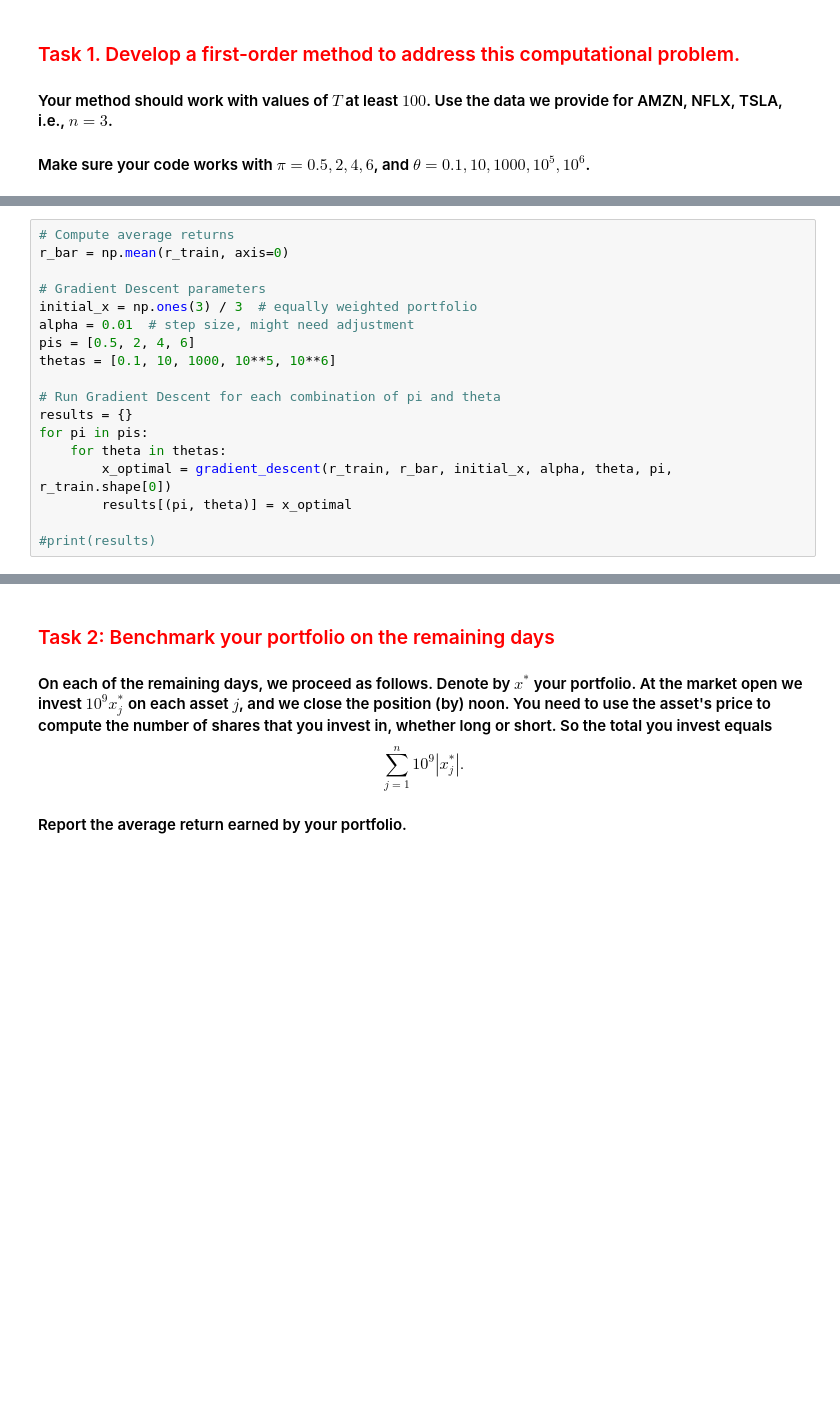
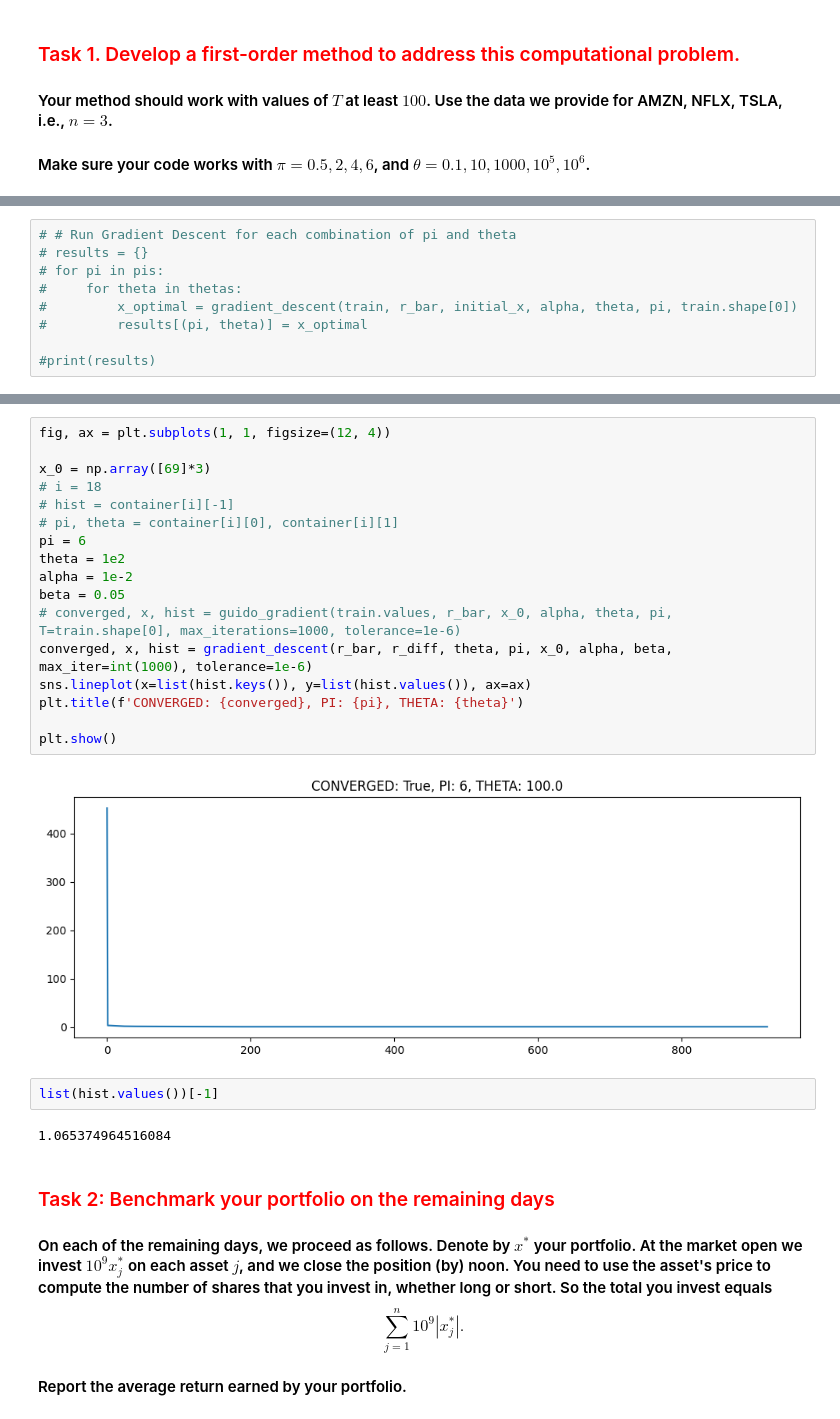
Before and after one commit to ostapenkovs/ieor-4500-apps-prog, a Jupyter notebook: hw2/hw2.ipynb, the cells around one changed output, grey strips where cells are left out. Saved outputs shown, nothing was run; the diff lists cells and outputs as text; blank space fills up the shorter version.

```diff
--- a/hw2/hw2.ipynb
+++ b/hw2/hw2.ipynb
@@ -122,18 +191,9 @@ r_test = r[100:]
 # %%
-# Compute average returns
-r_bar = np.mean(r_train, axis=0)
-
-# Gradient Descent parameters
-initial_x = np.ones(3) / 3  # equally weighted portfolio
-alpha = 0.01  # step size, might need adjustment
-pis = [0.5, 2, 4, 6]
-thetas = [0.1, 10, 1000, 10**5, 10**6]
-
-# Run Gradient Descent for each combination of pi and theta
-results = {}
-for pi in pis:
-    for theta in thetas:
-        x_optimal = gradient_descent(r_train, r_bar, initial_x, alpha, theta, pi, r_train.shape[0])
-        results[(pi, theta)] = x_optimal
+# # Run Gradient Descent for each combination of pi and theta
+# results = {}
+# for pi in pis:
+#     for theta in thetas:
+#         x_optimal = gradient_descent(train, r_bar, initial_x, alpha, theta, pi, train.shape[0])
+#         results[(pi, theta)] = x_optimal
 
 #print(results)
@@ -163,3 +222,26 @@ results
+# %%
+fig, ax = plt.subplots(1, 1, figsize=(12, 4))
+
+x_0 = np.array([69]*3)
+# i = 18
+# hist = container[i][-1]
+# pi, theta = container[i][0], container[i][1]
+pi = 6
+theta = 1e2
+alpha = 1e-2
+beta = 0.05
+# converged, x, hist = guido_gradient(train.values, r_bar, x_0, alpha, theta, pi, T=train.shape[0], max_iterations=1000, tolerance=1e-6)
+converged, x, hist = gradient_descent(r_bar, r_diff, theta, pi, x_0, alpha, beta, max_iter=int(1000), tolerance=1e-6)
+sns.lineplot(x=list(hist.keys()), y=list(hist.values()), ax=ax)
+plt.title(f'CONVERGED: {converged}, PI: {pi}, THETA: {theta}')
+
+plt.show()
+# %% [output]
+[figure, added]
+# %%
+list(hist.values())[-1]
+# %% [output]
+1.065374964516084
 # %% [markdown]
 ### <span style='color:red'>Task 2: Benchmark your portfolio on the remaining days</span>
 #### On each of the remaining days, we proceed as follows.  Denote by $x^*$ your portfolio. At the market open we invest $10^9 x^*_j$ on each asset $j$, and we close the position (by) noon.  You need to use the asset's price to compute the number of shares that you invest in, whether long or short. So the total you invest equals $$ \sum_{j = 1}^n 10^9 |x^*_j|.$$
```
Also changed, not shown: parts of 15 cells of this notebook, 1 other file.
